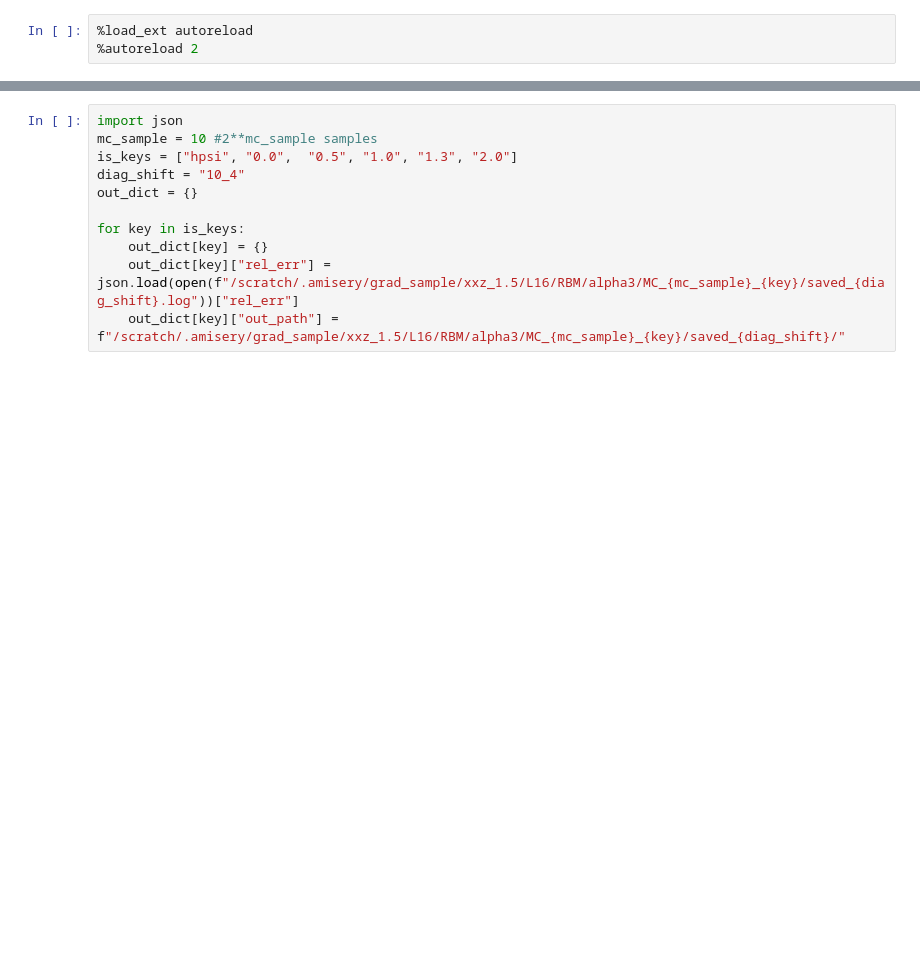
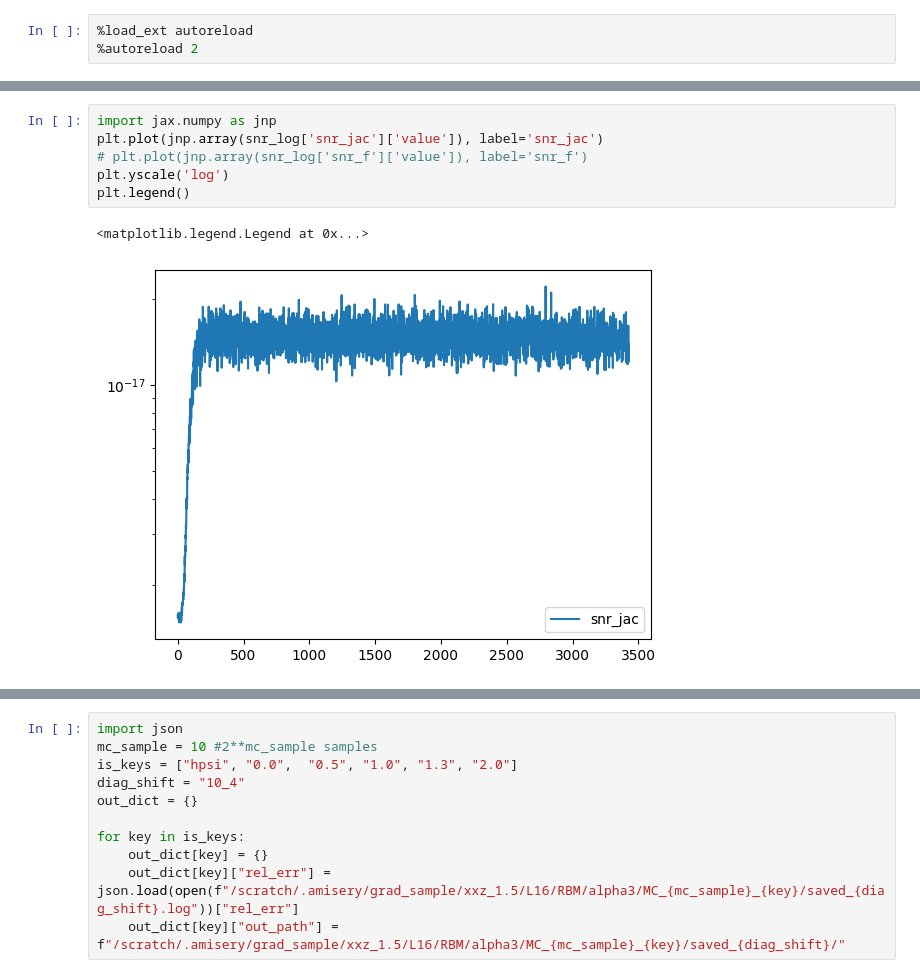
Before and after one commit to AntoineMsy/grad_sample, a Jupyter notebook: notebooks/is_analysis.ipynb, the cells around one changed output, grey strips where cells are left out. Cells and saved outputs as stored; diff of their text form; blank space fills up the shorter version.

```diff
--- a/notebooks/is_analysis.ipynb
+++ b/notebooks/is_analysis.ipynb
@@ -29,0 +230,9 @@ from grad_sample.is_hpsi.operator import IS_Operator
+# %%
+import jax.numpy as jnp
+plt.plot(jnp.array(snr_log['snr_jac']['value']), label='snr_jac')
+# plt.plot(jnp.array(snr_log['snr_f']['value']), label='snr_f')
+plt.yscale('log')
+plt.legend()
+# %% [output]
+<matplotlib.legend.Legend at 0x...>
+[figure, added]
```
Also changed, not shown: parts of 14 cells of this notebook, 9 other files.
